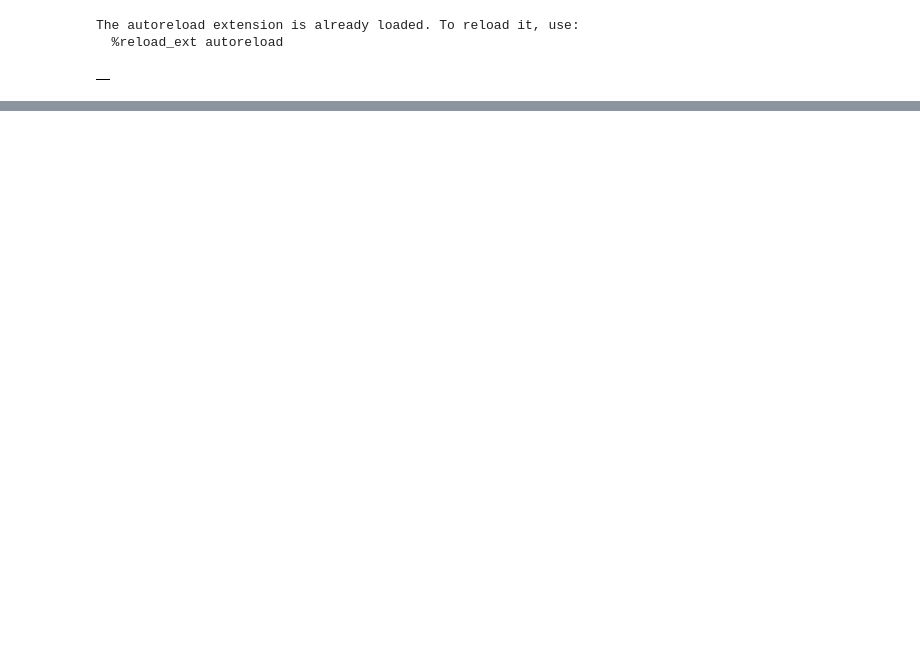
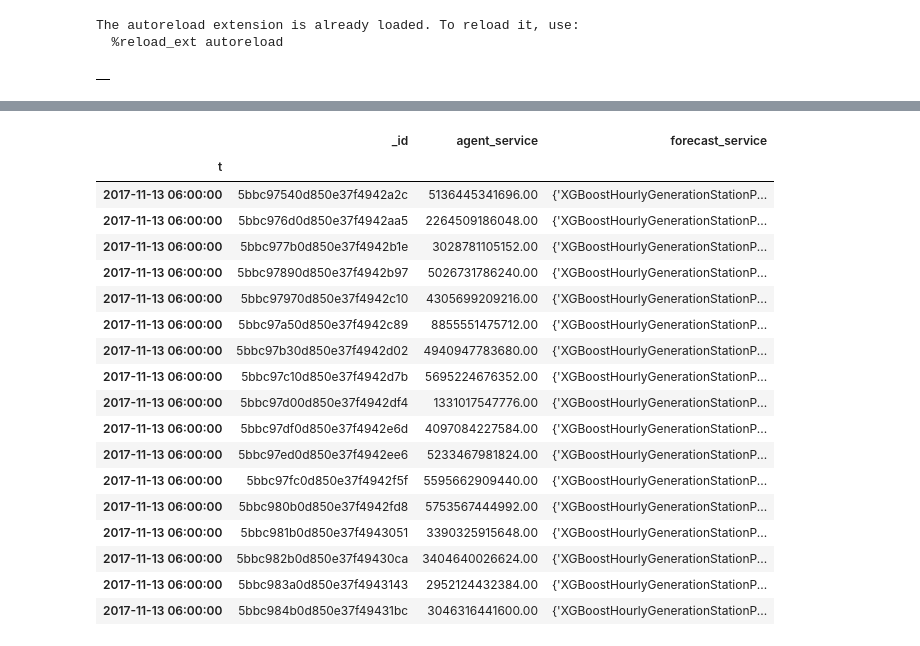
Before and after one commit to javiermas/smart-energy, a Jupyter notebook: notebooks/jma_00_dirty_stuff.ipynb, the cells around one changed output, grey strips where cells are left out. Cells and saved outputs as stored; diff of their text form; code cells hidden in the pictures; blank space fills up the shorter version.

```diff
--- a/notebooks/jma_00_dirty_stuff.ipynb
+++ b/notebooks/jma_00_dirty_stuff.ipynb
@@ -48,0 +97,22 @@ data['MinuteMeasurements'].groupby('solbox_id')[vars_].agg(['mean', 'std', 'min'
+# %%
+performance_data
+# %% [output]
+|  | _id | agent_service | forecast_service |
+| t |  |  |  |
+| 2017-11-13 06:00:00 | 5bbc97540d850e37f4942a2c | 5136445341696.00 | {'XGBoostHourlyGenerationStationP... |
+| 2017-11-13 06:00:00 | 5bbc976d0d850e37f4942aa5 | 2264509186048.00 | {'XGBoostHourlyGenerationStationP... |
+| 2017-11-13 06:00:00 | 5bbc977b0d850e37f4942b1e | 3028781105152.00 | {'XGBoostHourlyGenerationStationP... |
+| 2017-11-13 06:00:00 | 5bbc97890d850e37f4942b97 | 5026731786240.00 | {'XGBoostHourlyGenerationStationP... |
+| 2017-11-13 06:00:00 | 5bbc97970d850e37f4942c10 | 4305699209216.00 | {'XGBoostHourlyGenerationStationP... |
+| 2017-11-13 06:00:00 | 5bbc97a50d850e37f4942c89 | 8855551475712.00 | {'XGBoostHourlyGenerationStationP... |
+| 2017-11-13 06:00:00 | 5bbc97b30d850e37f4942d02 | 4940947783680.00 | {'XGBoostHourlyGenerationStationP... |
+| 2017-11-13 06:00:00 | 5bbc97c10d850e37f4942d7b | 5695224676352.00 | {'XGBoostHourlyGenerationStationP... |
+| 2017-11-13 06:00:00 | 5bbc97d00d850e37f4942df4 | 1331017547776.00 | {'XGBoostHourlyGenerationStationP... |
+| 2017-11-13 06:00:00 | 5bbc97df0d850e37f4942e6d | 4097084227584.00 | {'XGBoostHourlyGenerationStationP... |
+| 2017-11-13 06:00:00 | 5bbc97ed0d850e37f4942ee6 | 5233467981824.00 | {'XGBoostHourlyGenerationStationP... |
+| 2017-11-13 06:00:00 | 5bbc97fc0d850e37f4942f5f | 5595662909440.00 | {'XGBoostHourlyGenerationStationP... |
+| 2017-11-13 06:00:00 | 5bbc980b0d850e37f4942fd8 | 5753567444992.00 | {'XGBoostHourlyGenerationStationP... |
+| 2017-11-13 06:00:00 | 5bbc981b0d850e37f4943051 | 3390325915648.00 | {'XGBoostHourlyGenerationStationP... |
+| 2017-11-13 06:00:00 | 5bbc982b0d850e37f49430ca | 3404640026624.00 | {'XGBoostHourlyGenerationStationP... |
+| 2017-11-13 06:00:00 | 5bbc983a0d850e37f4943143 | 2952124432384.00 | {'XGBoostHourlyGenerationStationP... |
+| 2017-11-13 06:00:00 | 5bbc984b0d850e37f49431bc | 3046316441600.00 | {'XGBoostHourlyGenerationStationP... |
```
Also changed, not shown: parts of 8 cells of this notebook.
